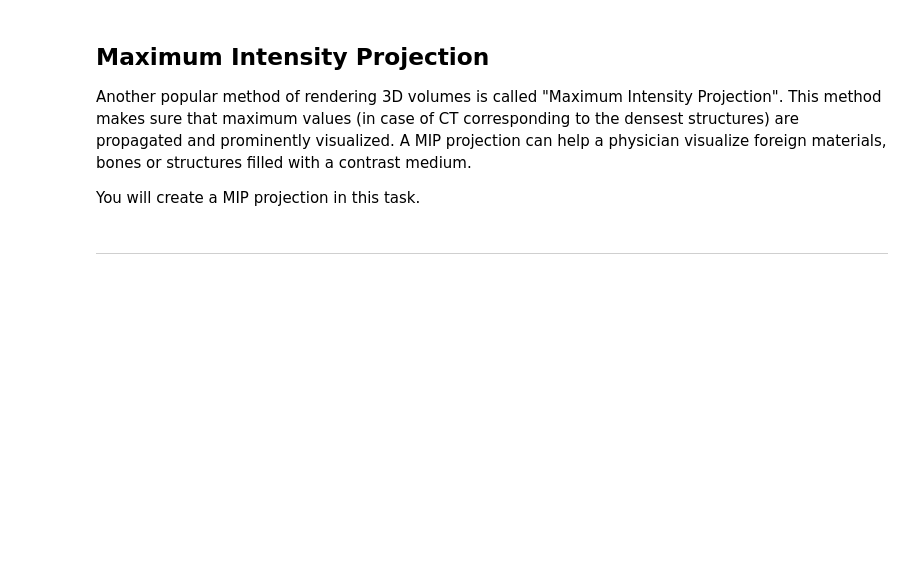
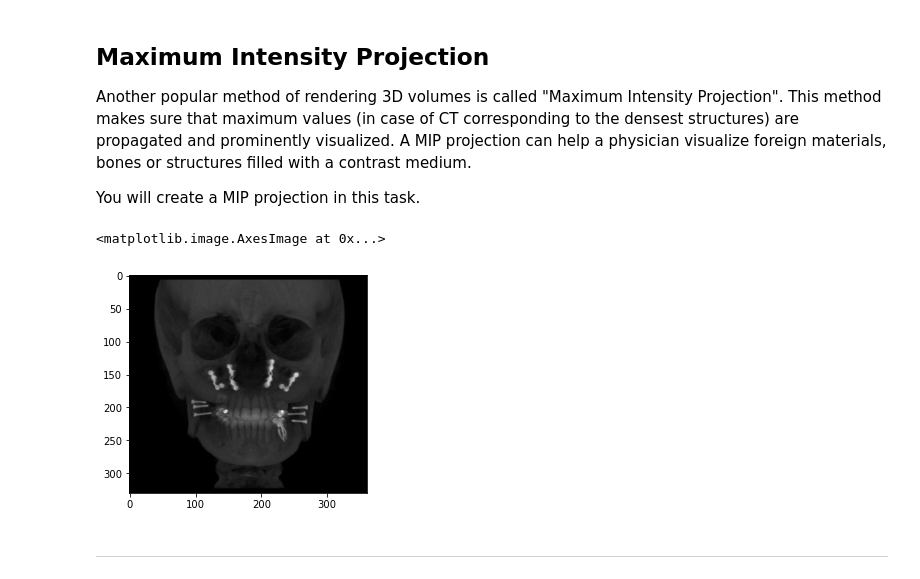
Before and after one commit to TRoboto/Udacity, a Jupyter notebook: AI for Healthcare Nanodegree/Exercise - Volumetric Rendering/Exercise. Volumetric rendering.ipynb, the cells around one changed output. Drawn from its saved outputs; the diff is of its cells as text; code cells hidden in the pictures; blank space fills up the shorter version.

```diff
--- a/AI for Healthcare Nanodegree/Exercise - Volumetric Rendering/Exercise. Volumetric rendering.ipynb
+++ b/AI for Healthcare Nanodegree/Exercise - Volumetric Rendering/Exercise. Volumetric rendering.ipynb
@@ -58,3 +67,11 @@ mip = np.zeros((img_np.shape[0], img_np.shape[2]))
+# %%
+for z in range(img_np.shape[1]):
+    mip = np.maximum(mip, img_np[:,z,:])
+# %%
+plt.imshow(nd.rotate(mip, 90), cmap="gray")
+# %% [output]
+<matplotlib.image.AxesImage at 0x...>
+[figure, added]
 # %% [markdown]
 ---
 # %% [markdown]
```
Also changed, not shown: parts of 5 cells of this notebook.
